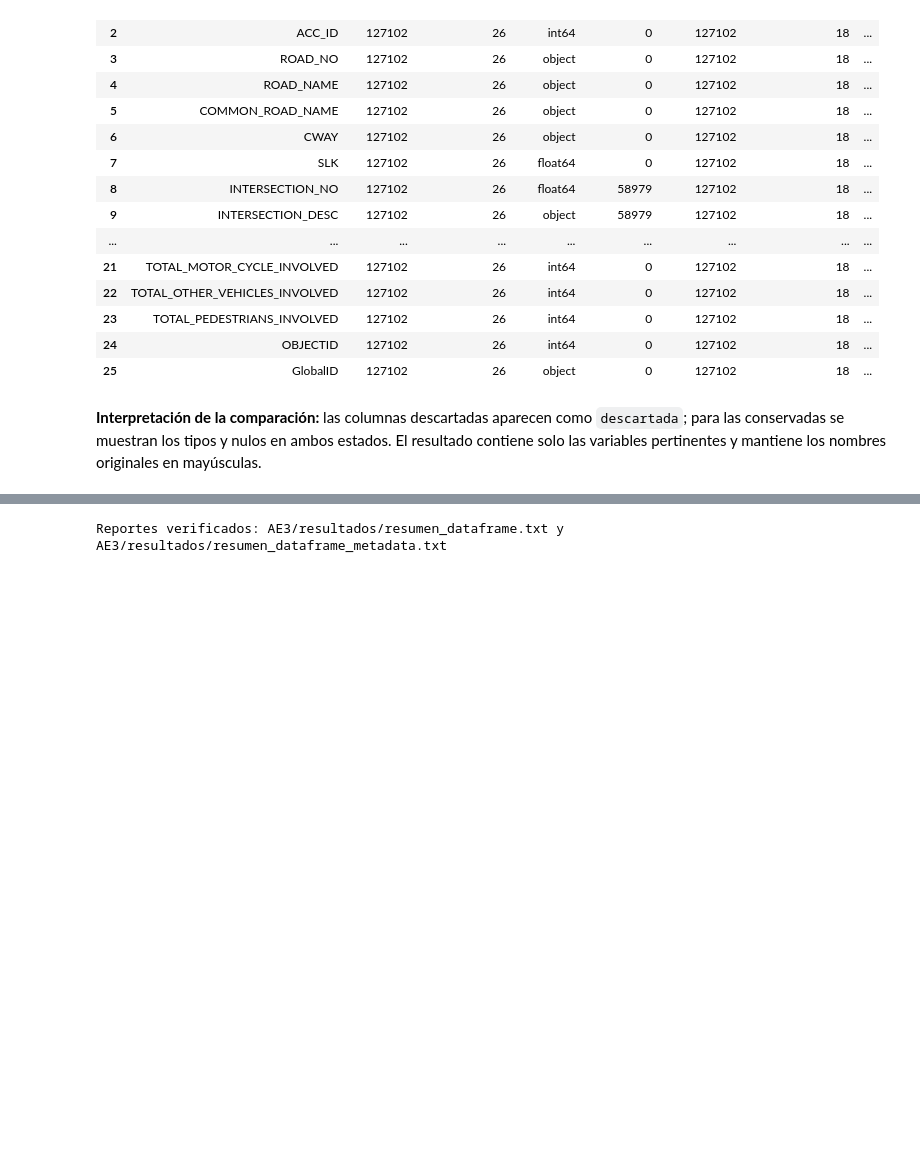
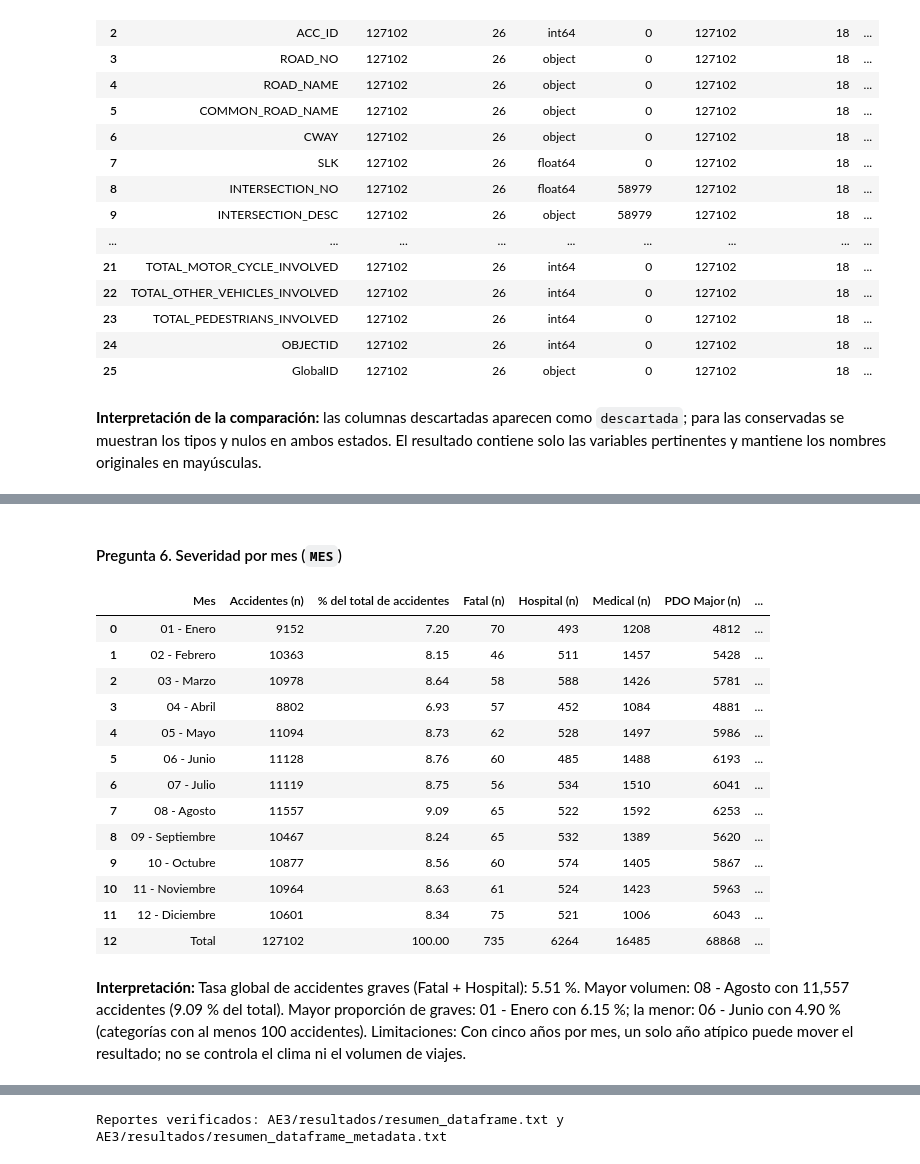
Before and after one commit to juanrenteria-ai/PI_2026_IUD, a Jupyter notebook: AE3/notebooks/AE3_Transformacion_Enriquecimiento.ipynb, the cells around one changed output, grey strips where cells are left out. Drawn from its saved outputs; the diff is of its cells as text; code cells hidden in the pictures; blank space fills up the shorter version.

Commit message:
feat(AE3): enriquecimiento de datos, tablas por pregunta y verificación

```diff
--- a/AE3/notebooks/AE3_Transformacion_Enriquecimiento.ipynb
+++ b/AE3/notebooks/AE3_Transformacion_Enriquecimiento.ipynb
@@ -178,0 +182,10 @@ La Persona B agregará aquí las variables derivadas y las tablas de resultados.
+# %%
+from clases_po.enriquecimiento import Enriquecimiento
+from clases_po.llm_nvidia import ClienteNvidia
+from IPython.display import Markdown
+
+enriquecimiento = Enriquecimiento()
+df_enriquecido = enriquecimiento.agregar_variables(df_limpio)
+assert len(df_enriquecido) == len(df_limpio), "El enriquecimiento no debe cambiar el número de filas."
+print(f"DataFrame enriquecido: {df_enriquecido.shape[0]} filas x {df_enriquecido.shape[1]} columnas")
+display(df_enriquecido[list(Enriquecimiento.NUEVAS_VARIABLES)].head())
@@ -178,0 +202,3 @@ La Persona B agregará aquí las variables derivadas y las tablas de resultados.
+# %%
+pd.set_option("display.max_colwidth", None)
+display(enriquecimiento.catalogo_variables())
@@ -178,0 +249,4 @@ La Persona B agregará aquí las variables derivadas y las tablas de resultados.
+# %%
+tablas = enriquecimiento.construir_tablas(df_enriquecido)
+resumen_verificacion = enriquecimiento.verificar_tablas(df_enriquecido, tablas)
+display(resumen_verificacion)
@@ -178,0 +334,21 @@ La Persona B agregará aquí las variables derivadas y las tablas de resultados.
+# %% [markdown]
+#### Pregunta 6. Severidad por mes (`MES`)
+# %%
+display(tablas["tabla_mes"])
+display(Markdown("**Interpretación:** " + enriquecimiento.interpretar_tabla("tabla_mes", tablas["tabla_mes"])))
+# %% [output]
+|  | Mes | Accidentes (n) | % del total de accidentes | Fatal (n) | Hospital (n) | Medical (n) | PDO Major (n) | ... |
+| 0 | 01 - Enero | 9152 | 7.20 | 70 | 493 | 1208 | 4812 | ... |
+| 1 | 02 - Febrero | 10363 | 8.15 | 46 | 511 | 1457 | 5428 | ... |
+| 2 | 03 - Marzo | 10978 | 8.64 | 58 | 588 | 1426 | 5781 | ... |
+| 3 | 04 - Abril | 8802 | 6.93 | 57 | 452 | 1084 | 4881 | ... |
+| 4 | 05 - Mayo | 11094 | 8.73 | 62 | 528 | 1497 | 5986 | ... |
+| 5 | 06 - Junio | 11128 | 8.76 | 60 | 485 | 1488 | 6193 | ... |
+| 6 | 07 - Julio | 11119 | 8.75 | 56 | 534 | 1510 | 6041 | ... |
+| 7 | 08 - Agosto | 11557 | 9.09 | 65 | 522 | 1592 | 6253 | ... |
+| 8 | 09 - Septiembre | 10467 | 8.24 | 65 | 532 | 1389 | 5620 | ... |
+| 9 | 10 - Octubre | 10877 | 8.56 | 60 | 574 | 1405 | 5867 | ... |
+| 10 | 11 - Noviembre | 10964 | 8.63 | 61 | 524 | 1423 | 5963 | ... |
+| 11 | 12 - Diciembre | 10601 | 8.34 | 75 | 521 | 1006 | 6043 | ... |
+| 12 | Total | 127102 | 100.00 | 735 | 6264 | 16485 | 68868 | ... |
+**Interpretación:** Tasa global de accidentes graves (Fatal + Hospital): 5.51 %. Mayor volumen: 08 - Agosto con 11,557 accidentes (9.09 % del total). Mayor proporción de graves: 01 - Enero con 6.15 %; la menor: 06 - Junio con 4.90 % (categorías con al menos 100 accidentes). Limitaciones: Con cinco años por mes, un solo año atípico puede mover el resultado; no se controla el clima ni el volumen de viajes.
```
Also changed, not shown: parts of 33 cells of this notebook, 6 other files.
